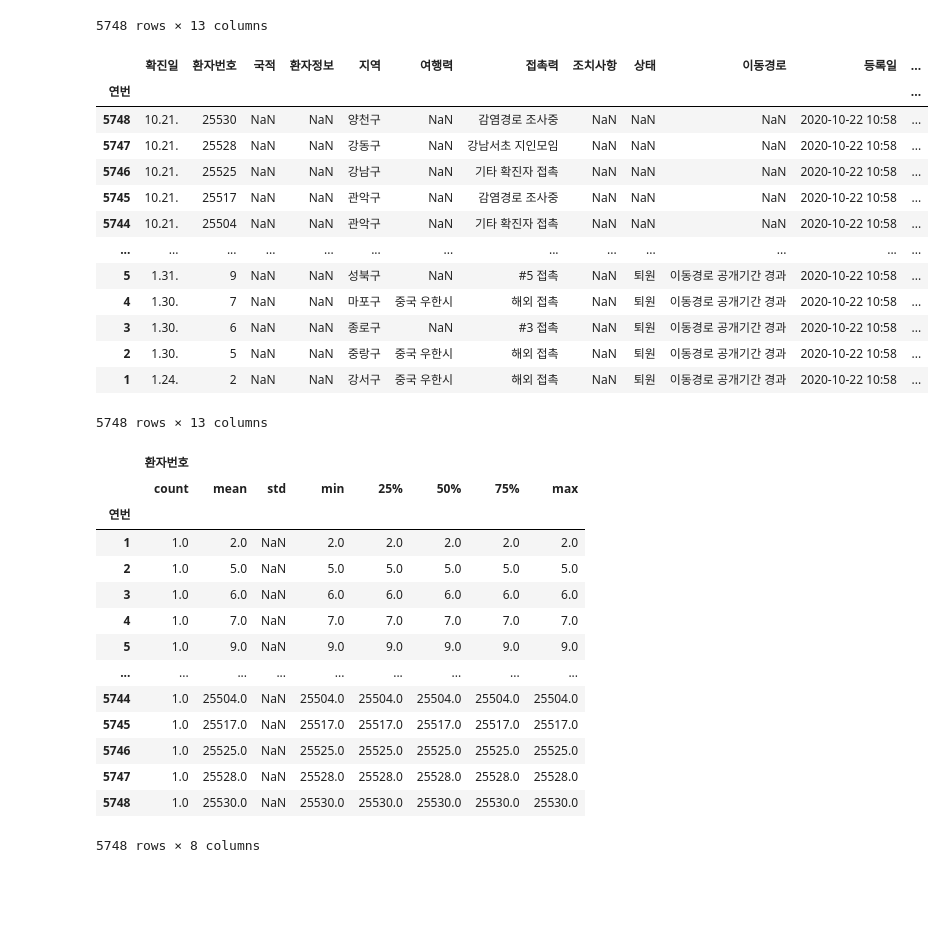
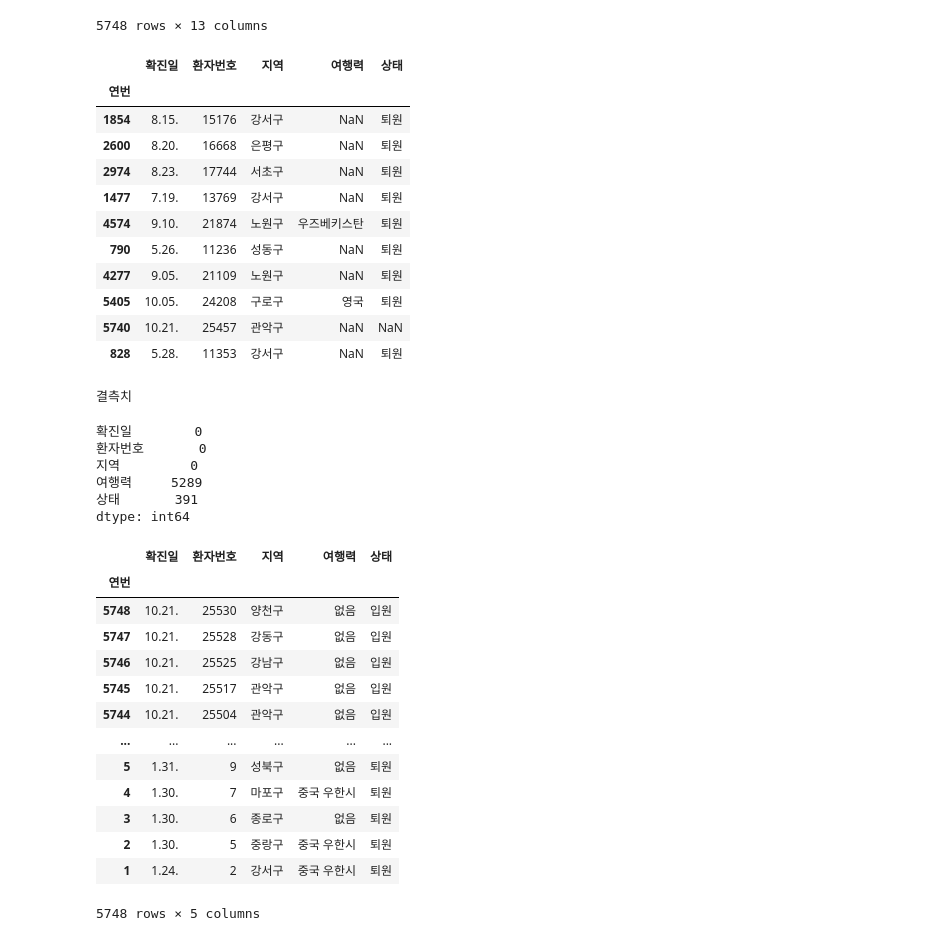
Before and after one commit to rainsky3840/Bootcamp_project, a Jupyter notebook: 김정환/p3_main.ipynb, the cells around one changed output. Saved outputs shown, nothing was run; the diff lists cells and outputs as text; code cells hidden in the pictures; blank space fills up the shorter version.

```diff
--- a/김정환/p3_main.ipynb
+++ b/김정환/p3_main.ipynb
@@ -37,44 +40,58 @@ df
 # %%
 #결측치 제거: 국적, 환자정보, 상태, 이동경로
 #일단은 groupby를 통해 새 변수로 지정
 
-df_filter=df.groupby("연번")[["확진일","환자번호","지역", "여행력", "접촉력"]]
-df_filter.head()
+# df_filter=df.groupby("연번")[["확진일","환자번호","지역", "여행력", "접촉력"]]
+
+df1=df.drop(columns=['국적','환자정보','접촉력','조치사항','이동경로','등록일','수정일','노출여부'])
+df1.sample(10)
 # %% [output]
-|  | 확진일 | 환자번호 | 국적 | 환자정보 | 지역 | 여행력 | 접촉력 | 조치사항 | 상태 | 이동경로 | 등록일 | ... |
-| 연번 |  |  |  |  |  |  |  |  |  |  |  | ... |
-| 5748 | 10.21. | 25530 | NaN | NaN | 양천구 | NaN | 감염경로 조사중 | NaN | NaN | NaN | 2020-10-22 10:58 | ... |
-| 5747 | 10.21. | 25528 | NaN | NaN | 강동구 | NaN | 강남서초 지인모임 | NaN | NaN | NaN | 2020-10-22 10:58 | ... |
-| 5746 | 10.21. | 25525 | NaN | NaN | 강남구 | NaN | 기타 확진자 접촉 | NaN | NaN | NaN | 2020-10-22 10:58 | ... |
-| 5745 | 10.21. | 25517 | NaN | NaN | 관악구 | NaN | 감염경로 조사중 | NaN | NaN | NaN | 2020-10-22 10:58 | ... |
-| 5744 | 10.21. | 25504 | NaN | NaN | 관악구 | NaN | 기타 확진자 접촉 | NaN | NaN | NaN | 2020-10-22 10:58 | ... |
-| ... | ... | ... | ... | ... | ... | ... | ... | ... | ... | ... | ... | ... |
-| 5 | 1.31. | 9 | NaN | NaN | 성북구 | NaN | #5 접촉 | NaN | 퇴원 | 이동경로 공개기간 경과 | 2020-10-22 10:58 | ... |
-| 4 | 1.30. | 7 | NaN | NaN | 마포구 | 중국 우한시 | 해외 접촉 | NaN | 퇴원 | 이동경로 공개기간 경과 | 2020-10-22 10:58 | ... |
-| 3 | 1.30. | 6 | NaN | NaN | 종로구 | NaN | #3 접촉 | NaN | 퇴원 | 이동경로 공개기간 경과 | 2020-10-22 10:58 | ... |
-| 2 | 1.30. | 5 | NaN | NaN | 중랑구 | 중국 우한시 | 해외 접촉 | NaN | 퇴원 | 이동경로 공개기간 경과 | 2020-10-22 10:58 | ... |
-| 1 | 1.24. | 2 | NaN | NaN | 강서구 | 중국 우한시 | 해외 접촉 | NaN | 퇴원 | 이동경로 공개기간 경과 | 2020-10-22 10:58 | ... |
+|  | 확진일 | 환자번호 | 지역 | 여행력 | 상태 |
+| 연번 |  |  |  |  |  |
+| 1854 | 8.15. | 15176 | 강서구 | NaN | 퇴원 |
+| 2600 | 8.20. | 16668 | 은평구 | NaN | 퇴원 |
+| 2974 | 8.23. | 17744 | 서초구 | NaN | 퇴원 |
+| 1477 | 7.19. | 13769 | 강서구 | NaN | 퇴원 |
+| 4574 | 9.10. | 21874 | 노원구 | 우즈베키스탄 | 퇴원 |
+| 790 | 5.26. | 11236 | 성동구 | NaN | 퇴원 |
+| 4277 | 9.05. | 21109 | 노원구 | NaN | 퇴원 |
+| 5405 | 10.05. | 24208 | 구로구 | 영국 | 퇴원 |
+| 5740 | 10.21. | 25457 | 관악구 | NaN | NaN |
+| 828 | 5.28. | 11353 | 강서구 | NaN | 퇴원 |
-5748 rows × 13 columns
+# %%
+#결측치 숫자 확인
+#df1.isnull()
+print('결측치')
+df1.isnull().sum()
+# %% [output]
+결측치
+확진일        0
+환자번호       0
+지역         0
+여행력     5289
+상태       391
+dtype: int64
 # %%
 #Cleaning 함수
 #여행력: 빈칸 시 "없음"
 #상태: 빈칸 시 "모름"
+#접촉력: 삭제
 
-def cleaning(x):
-    pass
+# df2=df1.dropna(subset=['여행력'])
+df1.fillna({"여행력": "없음","상태": "입원"}, inplace=True)
+df1
 # %% [output]
-|  | 환자번호 |  |  |  |  |  |  |  |
-|  | count | mean | std | min | 25% | 50% | 75% | max |
-| 연번 |  |  |  |  |  |  |  |  |
-| 1 | 1.0 | 2.0 | NaN | 2.0 | 2.0 | 2.0 | 2.0 | 2.0 |
-| 2 | 1.0 | 5.0 | NaN | 5.0 | 5.0 | 5.0 | 5.0 | 5.0 |
-| 3 | 1.0 | 6.0 | NaN | 6.0 | 6.0 | 6.0 | 6.0 | 6.0 |
-| 4 | 1.0 | 7.0 | NaN | 7.0 | 7.0 | 7.0 | 7.0 | 7.0 |
-| 5 | 1.0 | 9.0 | NaN | 9.0 | 9.0 | 9.0 | 9.0 | 9.0 |
-| ... | ... | ... | ... | ... | ... | ... | ... | ... |
-| 5744 | 1.0 | 25504.0 | NaN | 25504.0 | 25504.0 | 25504.0 | 25504.0 | 25504.0 |
-| 5745 | 1.0 | 25517.0 | NaN | 25517.0 | 25517.0 | 25517.0 | 25517.0 | 25517.0 |
-| 5746 | 1.0 | 25525.0 | NaN | 25525.0 | 25525.0 | 25525.0 | 25525.0 | 25525.0 |
-| 5747 | 1.0 | 25528.0 | NaN | 25528.0 | 25528.0 | 25528.0 | 25528.0 | 25528.0 |
-| 5748 | 1.0 | 25530.0 | NaN | 25530.0 | 25530.0 | 25530.0 | 25530.0 | 25530.0 |
+|  | 확진일 | 환자번호 | 지역 | 여행력 | 상태 |
+| 연번 |  |  |  |  |  |
+| 5748 | 10.21. | 25530 | 양천구 | 없음 | 입원 |
+| 5747 | 10.21. | 25528 | 강동구 | 없음 | 입원 |
+| 5746 | 10.21. | 25525 | 강남구 | 없음 | 입원 |
+| 5745 | 10.21. | 25517 | 관악구 | 없음 | 입원 |
+| 5744 | 10.21. | 25504 | 관악구 | 없음 | 입원 |
+| ... | ... | ... | ... | ... | ... |
+| 5 | 1.31. | 9 | 성북구 | 없음 | 퇴원 |
+| 4 | 1.30. | 7 | 마포구 | 중국 우한시 | 퇴원 |
+| 3 | 1.30. | 6 | 종로구 | 없음 | 퇴원 |
+| 2 | 1.30. | 5 | 중랑구 | 중국 우한시 | 퇴원 |
+| 1 | 1.24. | 2 | 강서구 | 중국 우한시 | 퇴원 |
-5748 rows × 8 columns
+5748 rows × 5 columns
```
Also changed, not shown: parts of 13 cells of this notebook.
